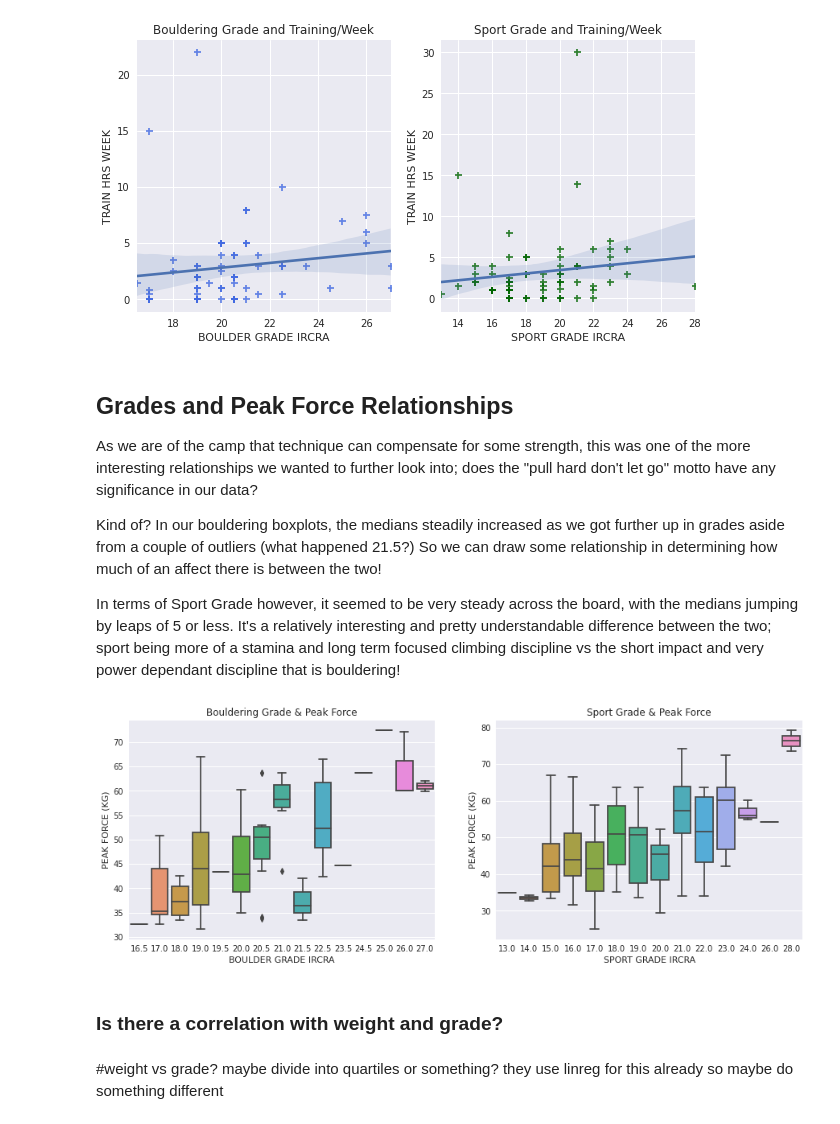
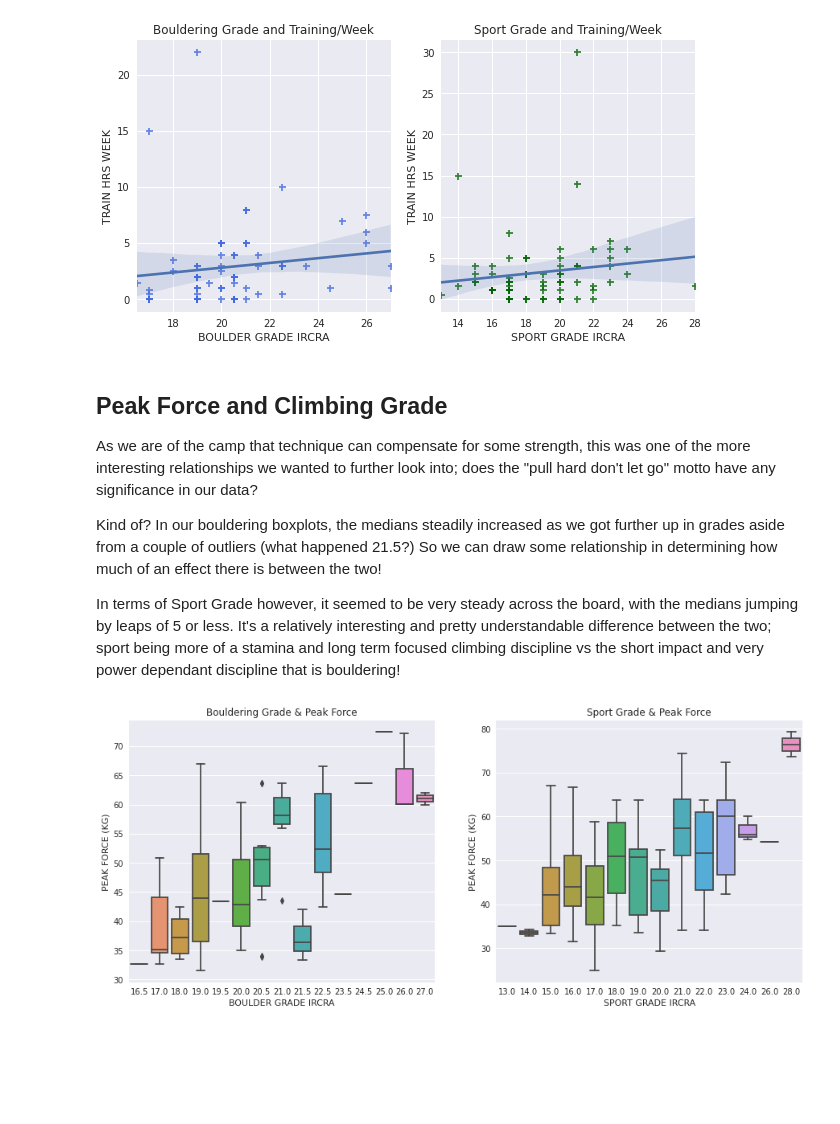
Before and after one commit to haokliao/Critical-Force-Visualization, a Jupyter notebook: EDA_002_notebook.ipynb, the cells around one changed output. Cells and saved outputs as stored; diff of their text form; code cells hidden in the pictures; blank space fills up the shorter version.

Commit message:
4/1 EDA_002 Finished Graphing, expanding on desc.

```diff
--- a/EDA_002_notebook.ipynb
+++ b/EDA_002_notebook.ipynb
@@ -131,26 +120,21 @@ ax2.title.set_text('Sport Grade and Training/Week')
 # %% [output]
 [figure]
 # %% [markdown]
-## Grades and Peak Force Relationships
+## Peak Force and Climbing Grade
 
 As we are of the camp that technique can compensate for some strength, this was one of the more interesting relationships we wanted to further look into; does the "pull hard don't let go" motto have any significance in our data?
 
 
-Kind of? In our bouldering boxplots, the medians steadily increased as we got further up in grades aside from a couple of outliers (what happened 21.5?) So we can draw some relationship in determining how much of an affect there is between the two!
+Kind of? In our bouldering boxplots, the medians steadily increased as we got further up in grades aside from a couple of outliers (what happened 21.5?) So we can draw some relationship in determining how much of an effect there is between the two!
 
 In terms of Sport Grade however, it seemed to be very steady across the board, with the medians jumping by leaps of 5 or less. It's a relatively interesting and pretty understandable difference between the two; sport being more of a stamina and long term focused climbing discipline vs the short impact and very power dependant discipline that is bouldering!
 # %%
-fig, (ax3,ax4) = plt.subplots(1, 2, figsize=(15 , 5),)
+fig, (ax3,ax4) = plt.subplots(1, 2, figsize=(15 , 6))
 
 ax3= sns.boxplot(ax = ax3, data = dataframe, x="BOULDER GRADE IRCRA", y="PEAK FORCE (KG)")
 ax3.title.set_text('Bouldering Grade & Peak Force')
 
 ax4= sns.boxplot(ax = ax4, data = dataframe, x="SPORT GRADE IRCRA", y="PEAK FORCE (KG)")
 ax4.title.set_text('Sport Grade & Peak Force')
 # %% [output]
-[figure, old version]
+[figure, new version]
-# %% [markdown]
-### Is there a correlation with weight and grade?
-# %% [markdown]
-#weight vs grade?
-maybe divide into quartiles or something? they use linreg for this already so maybe do something different
```
Also changed, not shown: parts of 20 cells of this notebook, 2 other files.
